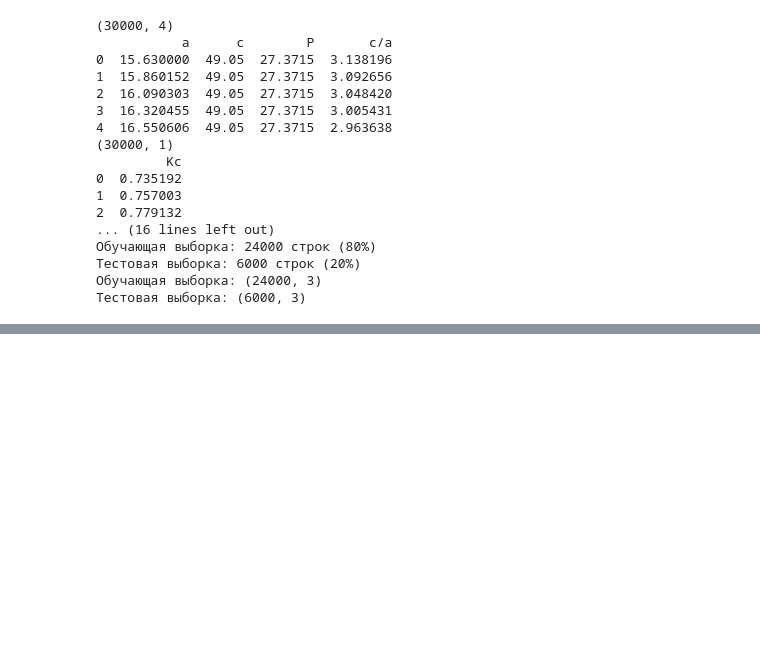
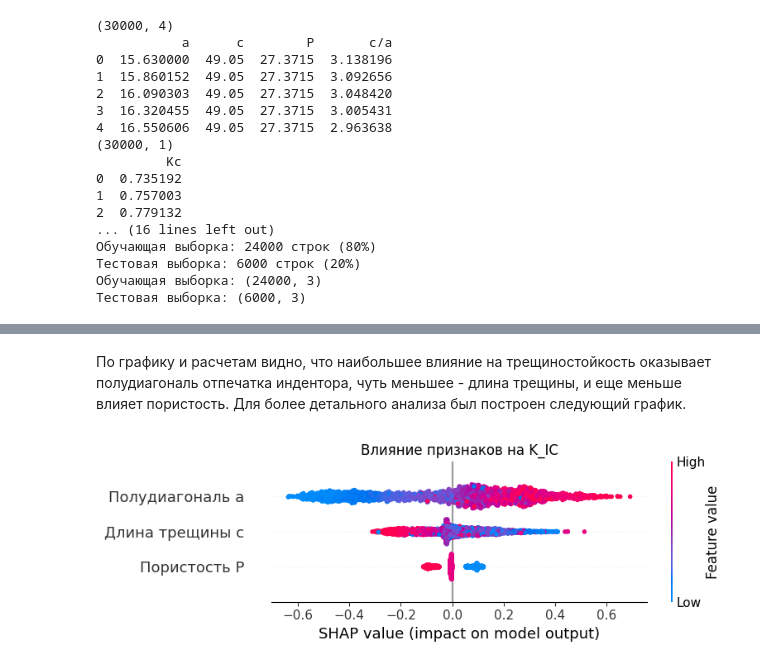
Before and after one commit to wiuver/Practice, a Jupyter notebook: Practice.ipynb, the cells around one changed output, grey strips where cells are left out. Cells and saved outputs as stored; diff of their text form; code cells hidden in the pictures; blank space fills up the shorter version.

```diff
--- a/Practice.ipynb
+++ b/Practice.ipynb
@@ -381,0 +503,15 @@ plt.show()
+# %% [markdown]
+По графику и расчетам видно, что наибольшее влияние на трещиностойкость оказывает полудиагональ отпечатка индентора, чуть меньшее - длина трещины, и еще меньше влияет пористость. Для более детального анализа был построен следующий график.
+# %%
+plt.figure(figsize=(10, 6))
+shap.summary_plot(shap_values, X_test_sample,
+        feature_names=feature_names,
+        show=False,
+        max_display=len(feature_names)
+    )
+plt.title('Влияние признаков на K_IC', fontsize=12)
+plt.tight_layout()
+
+plt.show()
+# %% [output]
+[figure, added]
```
Also changed, not shown: parts of 15 cells of this notebook.
